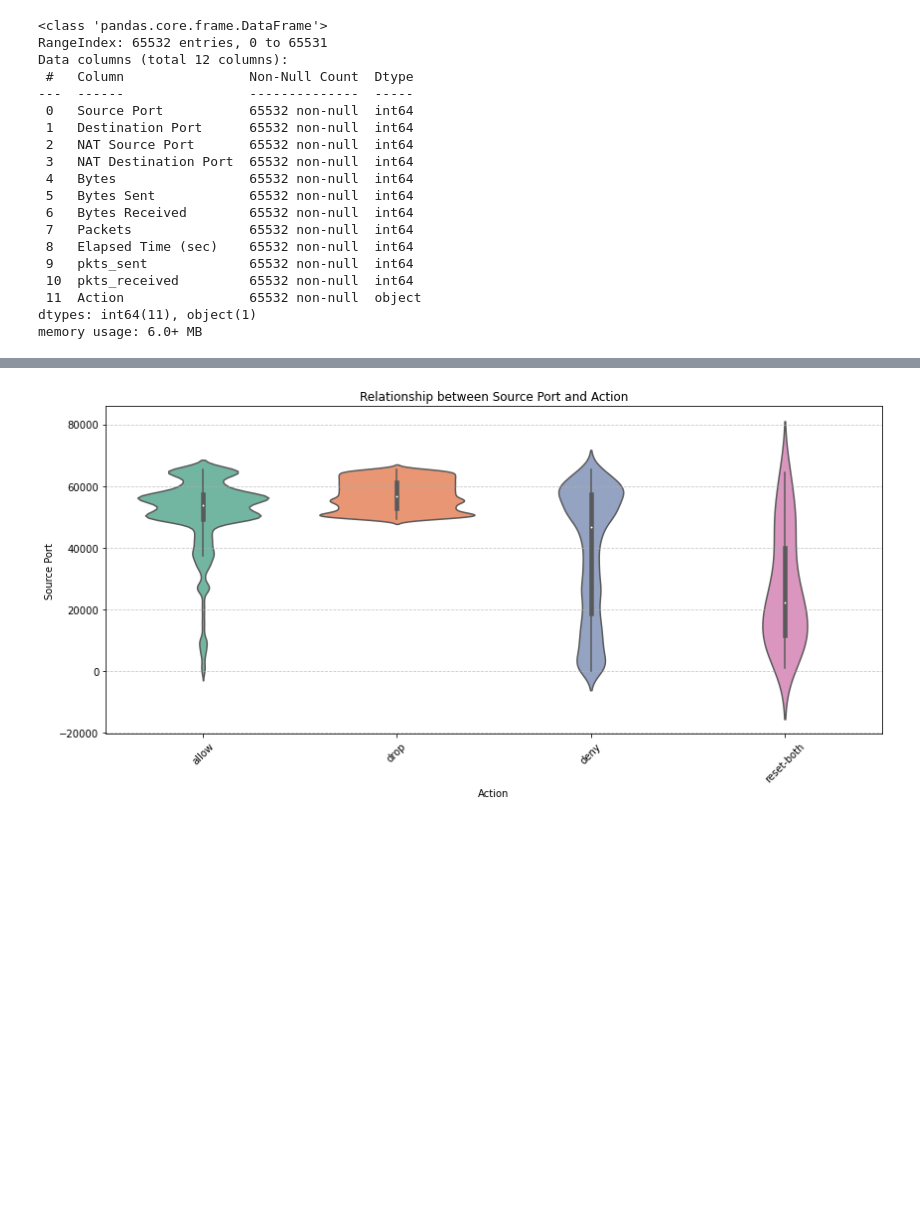
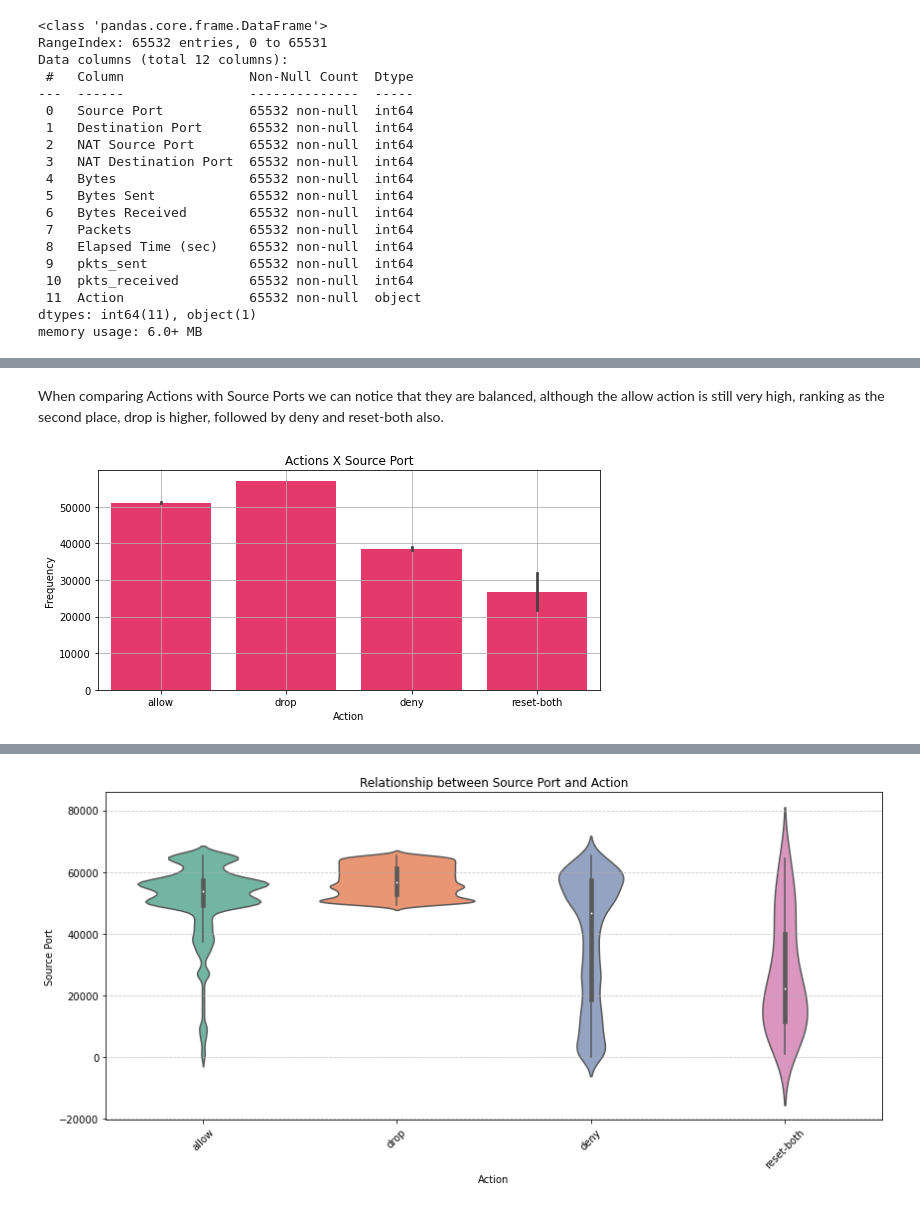
Before and after one commit to heberjuunior/Heber_ML_CA1, a Jupyter notebook: Heber_ML_CA1_Y4.ipynb, the cells around one changed output, grey strips where cells are left out. Drawn from its saved outputs; the diff is of its cells as text; code cells hidden in the pictures; blank space fills up the shorter version.

```diff
--- a/Heber_ML_CA1_Y4.ipynb
+++ b/Heber_ML_CA1_Y4.ipynb
@@ -77,0 +152,16 @@ memory usage: 6.0+ MB
+# %% [markdown]
+When comparing Actions with Source Ports we can notice that they are balanced, although the allow action is still very high, ranking as the second place, drop is higher, followed by deny and reset-both also.
+# %%
+import matplotlib.pyplot as plt
+import seaborn as sns
+
+plt.figure(figsize=(8, 4))
+sns.barplot(x=df['Action'], y=df['Source Port'], color='#FF1E5F')
+plt.xlabel('Action')
+plt.ylabel('Frequency')
+plt.title('Actions X Source Port')
+plt.grid(True)
+plt.tight_layout()
+plt.show()
+# %% [output]
+[figure, added]
```
Also changed, not shown: parts of 79 cells of this notebook.
